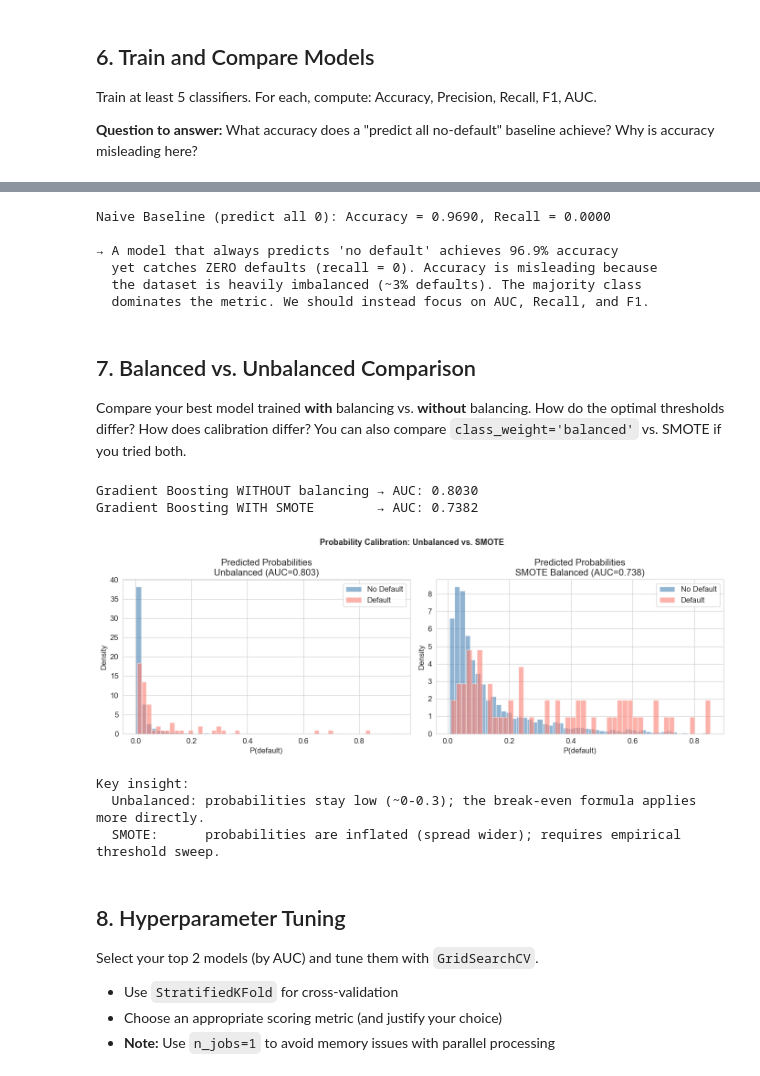
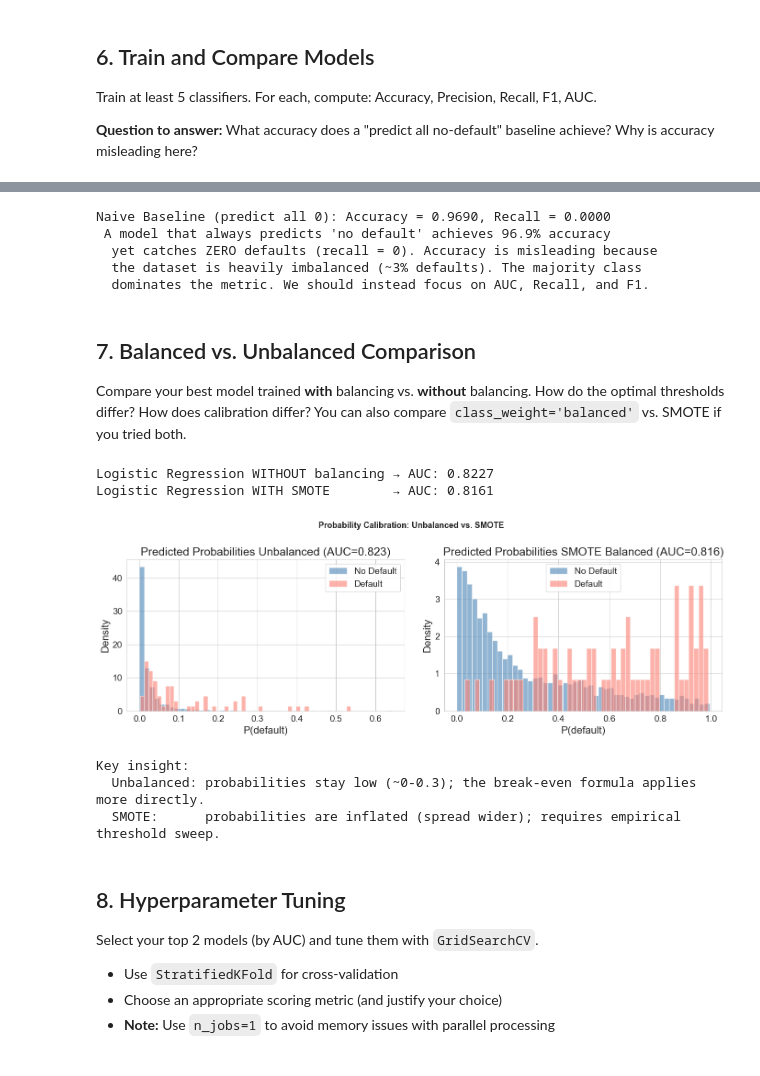
Before and after one commit to alexpanayi474/dsc550-loan-project, a Jupyter notebook: starter_notebook.ipynb, the cells around one changed output, grey strips where cells are left out. Saved outputs shown, nothing was run; the diff lists cells and outputs as text; code cells hidden in the pictures.

```diff
--- a/starter_notebook.ipynb
+++ b/starter_notebook.ipynb
@@ -548,14 +571,13 @@ Decision Tree          0.9160     0.0859  0.1774  0.1158  0.5585
 baseline_acc = accuracy_score(y_test, np.zeros(len(y_test)))
 baseline_recall = recall_score(y_test, np.zeros(len(y_test)), zero_division=0)
 print(f"Naive Baseline (predict all 0): Accuracy = {baseline_acc:.4f}, Recall = {baseline_recall:.4f}")
-print(f"\n→ A model that always predicts 'no default' achieves {baseline_acc:.1%} accuracy")
+print(f" A model that always predicts 'no default' achieves {baseline_acc:.1%} accuracy")
 print(f"  yet catches ZERO defaults (recall = 0). Accuracy is misleading because")
 print(f"  the dataset is heavily imbalanced (~3% defaults). The majority class")
 print(f"  dominates the metric. We should instead focus on AUC, Recall, and F1.")
 # %% [output]
 Naive Baseline (predict all 0): Accuracy = 0.9690, Recall = 0.0000
-
-→ A model that always predicts 'no default' achieves 96.9% accuracy
+ A model that always predicts 'no default' achieves 96.9% accuracy
   yet catches ZERO defaults (recall = 0). Accuracy is misleading because
   the dataset is heavily imbalanced (~3% defaults). The majority class
   dominates the metric. We should instead focus on AUC, Recall, and F1.
@@ -564,49 +586,49 @@ Naive Baseline (predict all 0): Accuracy = 0.9690, Recall = 0.0000
 
 Compare your best model trained **with** balancing vs. **without** balancing. How do the optimal thresholds differ? How does calibration differ? You can also compare `class_weight='balanced'` vs. SMOTE if you tried both.
 # %%
-# Train Gradient Boosting with and without balancing
+# Train Logistic Regression with and without balancing
 # --- Without balancing (imbalanced data, calibrated probabilities) ---
-gb_unbal = GradientBoostingClassifier(n_estimators=100, random_state=42)
-gb_unbal.fit(X_train_scaled, y_train)
-prob_unbal = gb_unbal.predict_proba(X_test_scaled)[:, 1]
+lr_unbal = LogisticRegression(max_iter=1000, random_state=42)
+lr_unbal.fit(X_train_scaled, y_train)
+prob_unbal = lr_unbal.predict_proba(X_test_scaled)[:, 1]
 auc_unbal = roc_auc_score(y_test, prob_unbal)
 
 # --- With SMOTE balancing ---
-gb_bal = trained_models['Gradient Boosting']   # already fitted on SMOTE data
-prob_bal = gb_bal.predict_proba(X_test_scaled)[:, 1]
+lr_bal = trained_models['Logistic Regression']   # already fitted on SMOTE data
+prob_bal = lr_bal.predict_proba(X_test_scaled)[:, 1]
 auc_bal = roc_auc_score(y_test, prob_bal)
 
-print(f"Gradient Boosting WITHOUT balancing → AUC: {auc_unbal:.4f}")
-print(f"Gradient Boosting WITH SMOTE        → AUC: {auc_bal:.4f}")
+print(f"Logistic Regression WITHOUT balancing → AUC: {auc_unbal:.4f}")
+print(f"Logistic Regression WITH SMOTE        → AUC: {auc_bal:.4f}")
 
 # Compare predicted probability distributions
 fig, axes = plt.subplots(1, 2, figsize=(14, 5))
 for ax, probs, title in [
     (axes[0], prob_unbal, f'Unbalanced (AUC={auc_unbal:.3f})'),
     (axes[1], prob_bal,   f'SMOTE Balanced (AUC={auc_bal:.3f})')
 ]:
     ax.hist(probs[y_test == 0], bins=50, alpha=0.6, label='No Default', color='steelblue', density=True)
     ax.hist(probs[y_test == 1], bins=50, alpha=0.6, label='Default',    color='salmon', density=True)
-    ax.set_title(f'Predicted Probabilities\n{title}')
+    ax.set_title(f'Predicted Probabilities {title}')
     ax.set_xlabel('P(default)')
     ax.set_ylabel('Density')
     ax.legend()
 plt.suptitle('Probability Calibration: Unbalanced vs. SMOTE', fontsize=13, fontweight='bold')
 plt.tight_layout()
 plt.savefig('plots/calibration_comparison.png', dpi=120, bbox_inches='tight')
 plt.show()
 
 print("\nKey insight:")
 print("  Unbalanced: probabilities stay low (~0-0.3); the break-even formula applies more directly.")
 print("  SMOTE:      probabilities are inflated (spread wider); requires empirical threshold sweep.")
 
 # Store both for later use
-gb_best_unbal = gb_unbal
+lr_best_unbal = lr_unbal
 prob_best_unbal = prob_unbal
 # %% [output]
-Gradient Boosting WITHOUT balancing → AUC: 0.8030
-Gradient Boosting WITH SMOTE        → AUC: 0.7382
+Logistic Regression WITHOUT balancing → AUC: 0.8227
+Logistic Regression WITH SMOTE        → AUC: 0.8161
-[figure, old version]
+[figure, new version]
 Key insight:
   Unbalanced: probabilities stay low (~0-0.3); the break-even formula applies more directly.
   SMOTE:      probabilities are inflated (spread wider); requires empirical threshold sweep.
```
Also changed, not shown: parts of 14 cells of this notebook, 7 other files.
